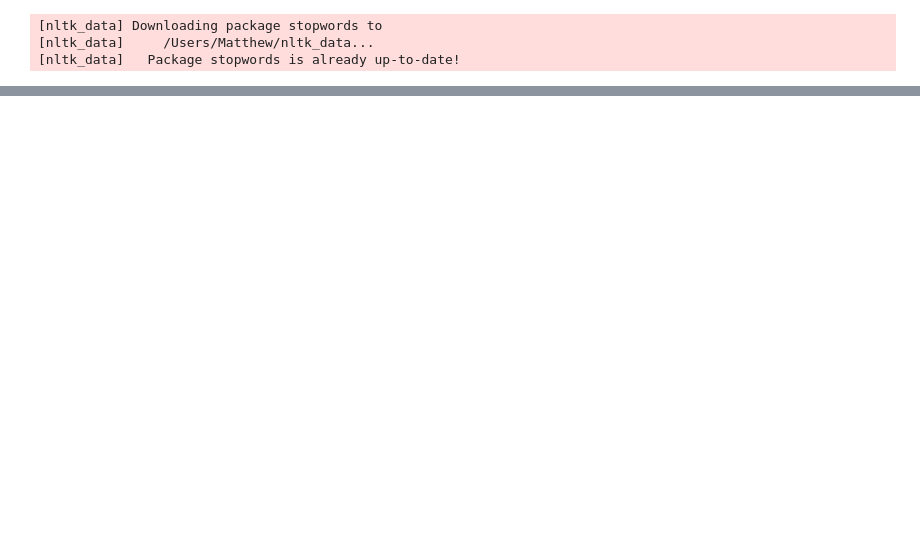
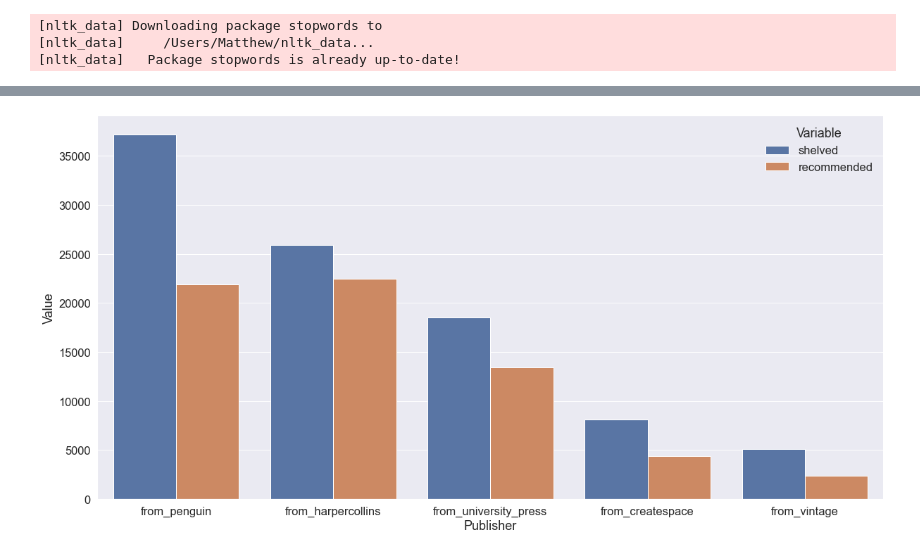
Before and after one commit to MattB17/MLProject, a Jupyter notebook: TextCleaning.ipynb, the cells around one changed output, grey strips where cells are left out. Saved outputs shown, nothing was run; the diff lists cells and outputs as text; code cells hidden in the pictures; blank space fills up the shorter version.

```diff
--- a/TextCleaning.ipynb
+++ b/TextCleaning.ipynb
@@ -214,0 +234,7 @@ pd.set_option('display.max_columns', None)
+# %%
+plot_shelved_vs_recommended(
+    train_df_processed,
+    ['from_penguin', 'from_harpercollins', 'from_university_press', 'from_createspace', 'from_vintage'],
+    "Publisher")
+# %% [output]
+[figure, added]
```
Also changed, not shown: parts of 11 cells of this notebook.
